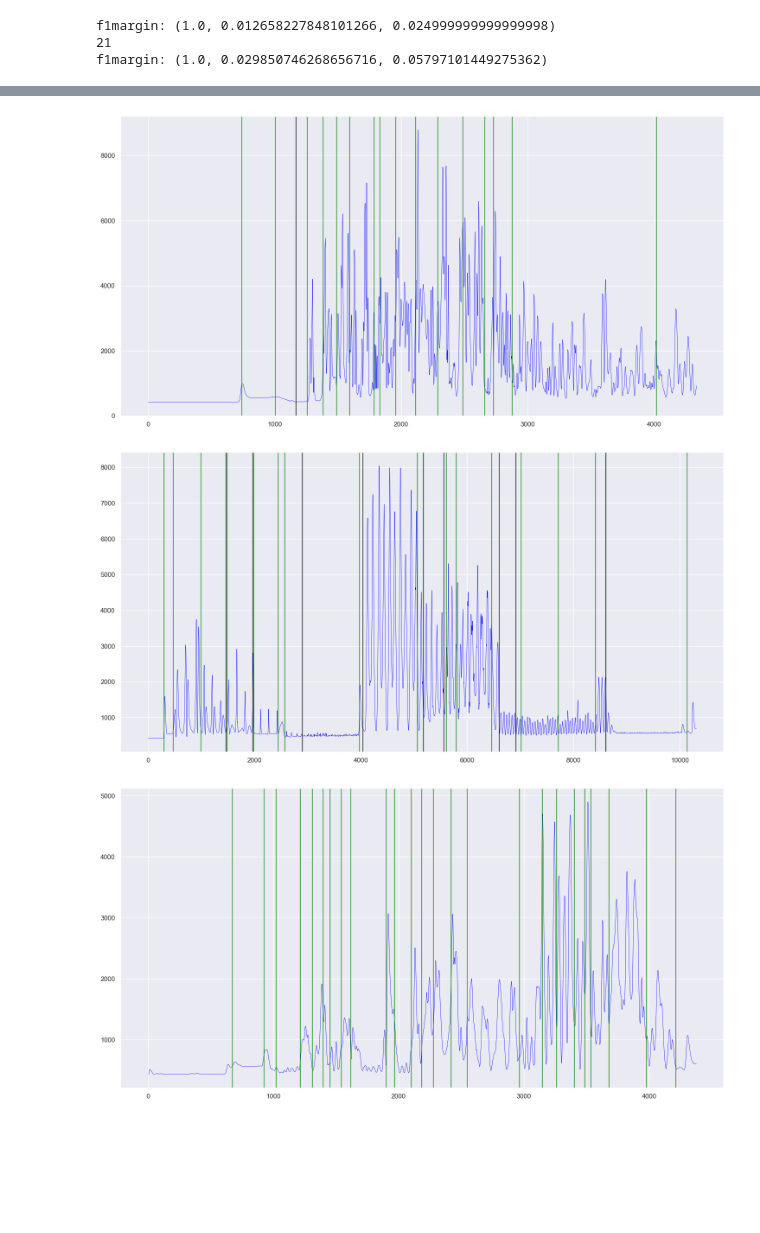
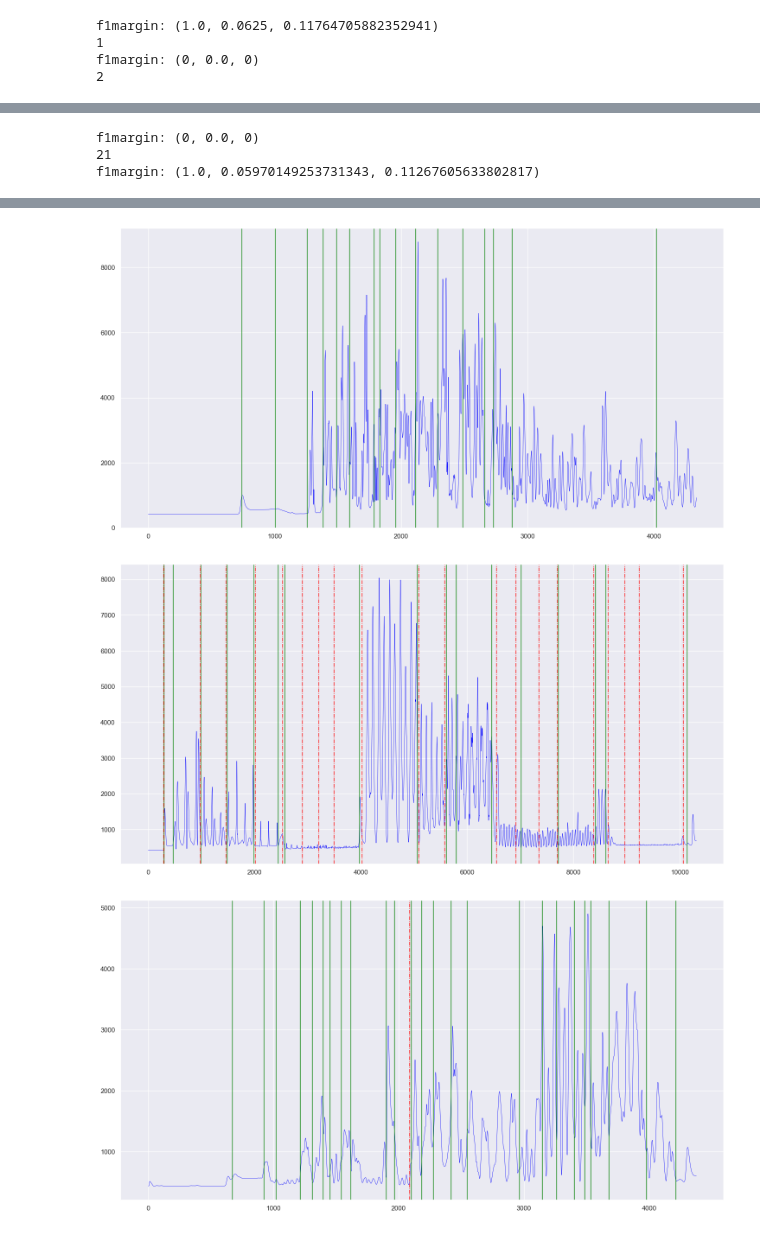
Before and after one commit to mosenco/CUSUMMO, a Jupyter notebook: generateAllResultClasp.ipynb, the cells around one changed output, grey strips where cells are left out. Cells and saved outputs as stored; diff of their text form; code cells hidden in the pictures; blank space fills up the shorter version.

```diff
--- a/generateAllResultClasp.ipynb
+++ b/generateAllResultClasp.ipynb
@@ -136,7 +136,7 @@ def GetClasp(df,gt,known, **kwargs):
     result=np.array([])
     eachresult = []
     eachclasp=[]
-    for idx,i in enumerate([4]):#2,4,5,6,7,8,9,10,11]):
+    for idx,i in enumerate([2,4,5,6,7,8,9,10,11]):
 
         ts=df.iloc[:,i]
         clasp = BinaryClaSPSegmentation(**kwargs)
@@ -163,7 +163,7 @@ def GetClasp(df,gt,known, **kwargs):
 # calcola i vari scores dati il groundtruth e il prediction
 # puo salvare il risultato su file per evitare di perderli
 # prende come parametro nome del groundtruth, groundtruth, nome della timeseries e il prediction
-def Evaluate(modelName,gtName, gt, tsName, cp, df, margin,msg):
+def Evaluate(modelName,gtName, gt, tsName, cp, df, margin,msg, nomeFile):
     # creo dei array di lunghezza come la ts cosi possono fare il confronto
     # sia per il gt che per il pd
 
@@ -181,10 +181,21 @@ def Evaluate(modelName,gtName, gt, tsName, cp, df, margin,msg):
     precision,recall,f1=f1scoremargin(gt.astype(int),cp.astype(int),margin)
      #scrivo su file il risultato
     f = open("outputFile/ClaSPallresult", "a")
+    f.write(nomeFile+"\n")
     f.write(msg+"\n")
     f.write("precision:"+str(precision)+" recall:"+str(recall)+" f1:"+str(f1)+" \n")
     f.write("\n")
     f.close()
+# %%
+def Plotclasp(eachclasp,gt,margin,eachcp,nomeFile):
+
+    for idx,clasp in enumerate(eachclasp):
+        clasp.plot(gt_cps=gt.astype(int), heading=f'f1margin: {f1scoremargin(gt.astype(int),eachcp[idx].astype(int),margin)} {nomeFile}', ts_name="suss", file_path="segmentation_example.png")
+
+
+
+        for idx2,j in enumerate(gt.astype(int)):
+            plt.fill_betweenx(np.array([0, 1]), j-margin, j+margin, color='green', alpha=0.3)
 # %%
 def PlotResult(df,gt,cp):
     #da testare quando ho piu valori
@@ -254,12 +265,13 @@ groundtruth=[#"gt\cora_gt_2019-08-08_t001_video01.txt",
          "gt\muriel_gt_2016-03-23_t030_video01.txt"
          ]
 # %%
+# suss
 for i in range(len(timeseries)):
     print(i)
     df=ReadAndPreProcess(timeseries[i])
     gt=LoadingGroundTruth(df,groundtruth[i])
     cp,eachcp,clasp=GetClasp(df,gt,0)
-    PlotResult(df,gt,cp)
-    Evaluate("CLASP",groundtruth[i],gt,timeseries[i],cp,df,100,"default value")
+    Plotclasp(clasp,gt,100,eachcp,timeseries[i])
+    Evaluate("CLASP",groundtruth[i],gt,timeseries[i],cp,df,100,"suss",timeseries[i])
 # %% [output]
 0
@@ -282,3 +278,4 @@ f1margin: (0, 0.0, 0)
-f1margin: (1.0, 0.012658227848101266, 0.024999999999999998)
-21
-f1margin: (1.0, 0.029850746268656716, 0.05797101449275362)
+f1margin: (1.0, 0.0625, 0.11764705882352941)
+1
+f1margin: (0, 0.0, 0)
+2
@@ -284,0 +318,3 @@ f1margin: (1.0, 0.029850746268656716, 0.05797101449275362)
+f1margin: (0, 0.0, 0)
+21
+f1margin: (1.0, 0.05970149253731343, 0.11267605633802817)
@@ -286,4 +322,4 @@ f1margin: (1.0, 0.029850746268656716, 0.05797101449275362)
-[figure, old version]
+[figure, new version]
-[figure, old version]
+[figure, new version]
 [figure]
 [figure]
```
Also changed, not shown: parts of 9 cells of this notebook, 2 other files.
